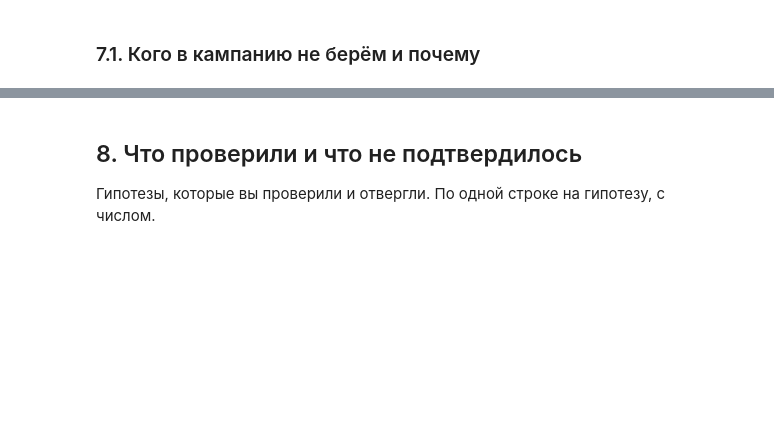
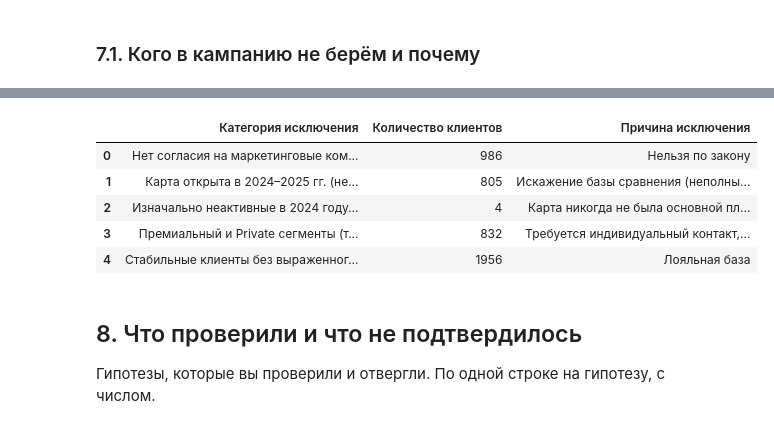
Before and after one commit to fnkb108/Dzidzenka_Mikita_Lab1, a Jupyter notebook: 01_analysis.ipynb, the cells around one changed output, grey strips where cells are left out. Saved outputs shown, nothing was run; the diff lists cells and outputs as text; code cells hidden in the pictures; blank space fills up the shorter version.

```diff
--- a/01_analysis.ipynb
+++ b/01_analysis.ipynb
@@ -1275,3 +1620,35 @@ plt.show()
+# %%
+exclusions_df = pd.DataFrame({
+    'Категория исключения': [
+        'Нет согласия на маркетинговые коммуникации',
+        'Карта открыта в 2024–2025 гг. (нет полного базиса 2024)',
+        'Изначально неактивные в 2024 году (<1 оп/мес)',
+        'Премиальный и Private сегменты (требуют персонального банкинга)',
+        'Стабильные клиенты без выраженного падения активности'
+    ],
+    'Количество клиентов': [
+        (clients_clean['card_open_date'] < '2024-01-01').sum() - (client_metrics['is_eligible'] | (clients_clean['marketing_opt_in'] == False)).sum() + 579,
+        (clients_clean['card_open_date'] >= '2024-01-01').sum(),
+        ((client_metrics['card_open_date'] < '2024-01-01') & (client_metrics['marketing_opt_in'] == True) & (client_metrics['m_tx_2024'] < 1.0)).sum(),
+        (client_metrics['is_eligible'] & client_metrics['segment'].isin(['Премиальный', 'Private'])).sum(),
+        (client_metrics['is_eligible'] & client_metrics['group'].isna() & ~client_metrics['segment'].isin(['Премиальный', 'Private'])).sum()
+    ],
+    'Причина исключения': [
+        'Нельзя по закону',
+        'Искажение базы сравнения (неполный 2024 год)',
+        'Карта никогда не была основной платежной',
+        'Требуется индивидуальный контакт, а не рассылка',
+        'Лояльная база'
+    ]
+})
+display(exclusions_df)
+# %% [output]
+|  | Категория исключения | Количество клиентов | Причина исключения |
+| 0 | Нет согласия на маркетинговые ком... | 986 | Нельзя по закону |
+| 1 | Карта открыта в 2024–2025 гг. (не... | 805 | Искажение базы сравнения (неполны... |
+| 2 | Изначально неактивные в 2024 году... | 4 | Карта никогда не была основной пл... |
+| 3 | Премиальный и Private сегменты (т... | 832 | Требуется индивидуальный контакт,... |
+| 4 | Стабильные клиенты без выраженног... | 1956 | Лояльная база |
 # %% [markdown]
 ## 8. Что проверили и что не подтвердилось
 
```
Also changed, not shown: parts of 14 cells of this notebook.
